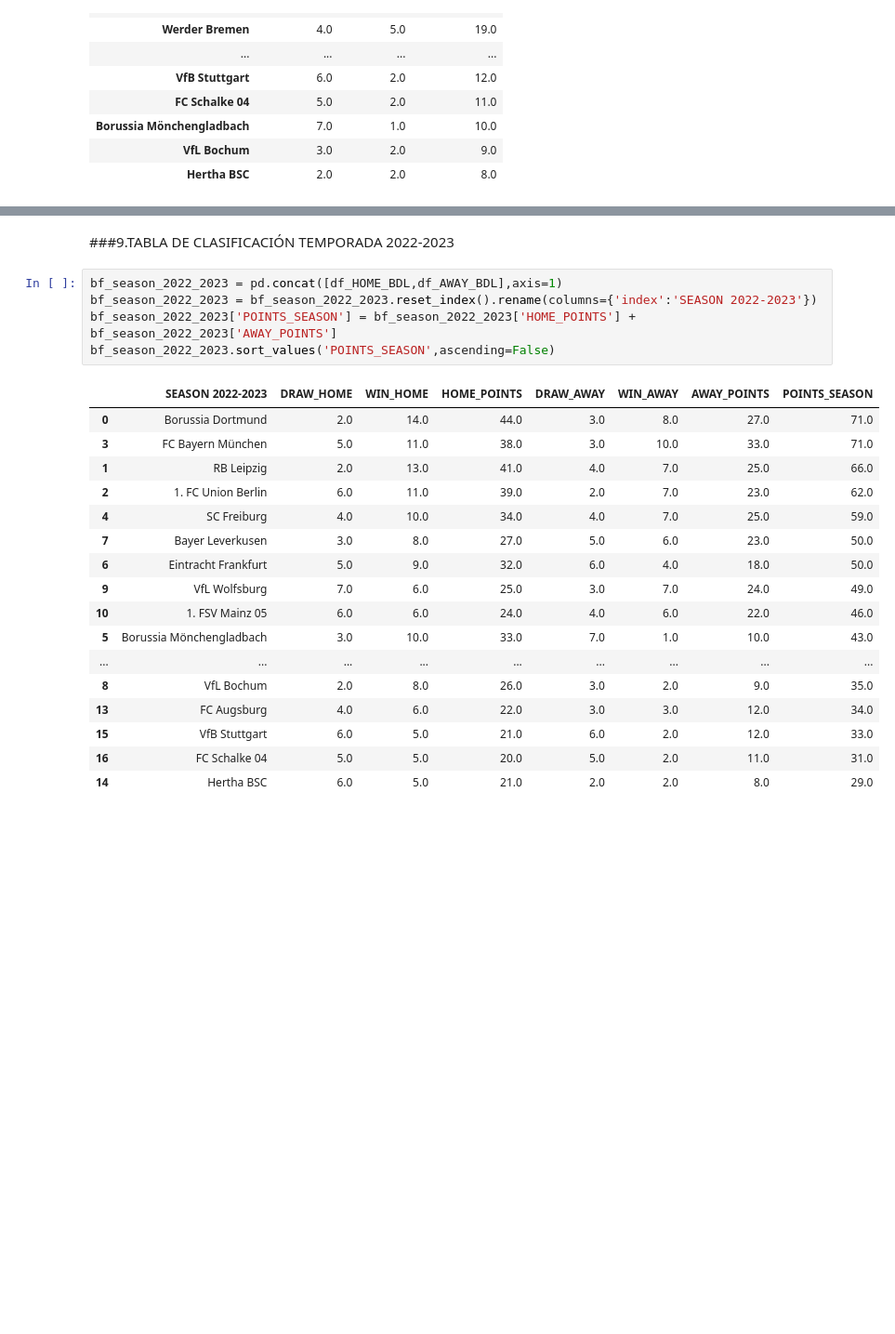
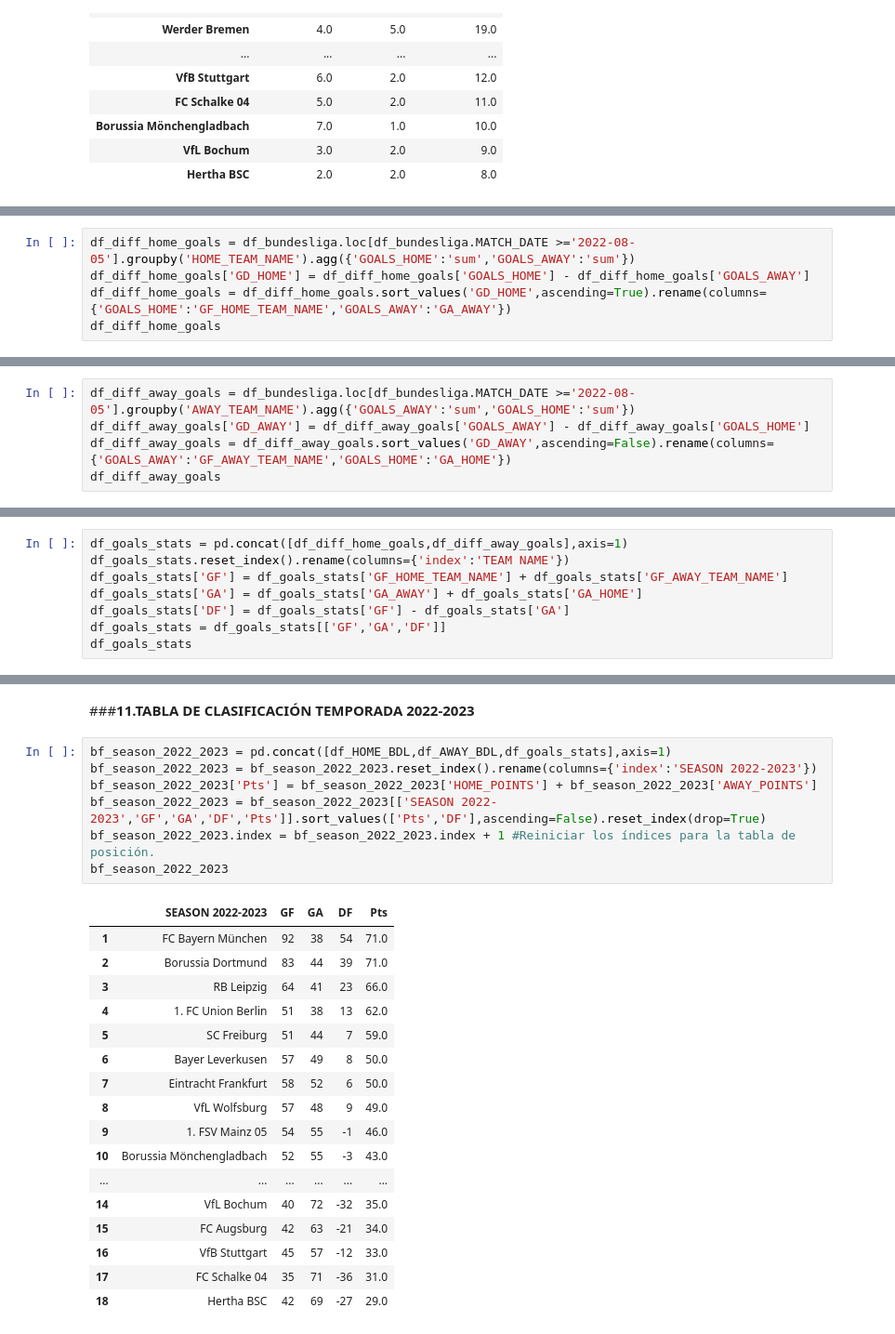
Before and after one commit to OmarFloresPTY/Pandas_Bundesliga_Analisis, a Jupyter notebook: bundesliga_2005_to_2023_season.ipynb, the cells around one changed output, grey strips where cells are left out. Shown at 93% size. Drawn from its saved outputs; the diff is of its cells as text; blank space fills up the shorter version.

```diff
--- a/bundesliga_2005_to_2023_season.ipynb
+++ b/bundesliga_2005_to_2023_season.ipynb
@@ -368,0 +371,5 @@ df_AWAY_BDL
+# %%
+df_diff_home_goals = df_bundesliga.loc[df_bundesliga.MATCH_DATE >='2022-08-05'].groupby('HOME_TEAM_NAME').agg({'GOALS_HOME':'sum','GOALS_AWAY':'sum'})
+df_diff_home_goals['GD_HOME'] = df_diff_home_goals['GOALS_HOME'] - df_diff_home_goals['GOALS_AWAY']
+df_diff_home_goals = df_diff_home_goals.sort_values('GD_HOME',ascending=True).rename(columns={'GOALS_HOME':'GF_HOME_TEAM_NAME','GOALS_AWAY':'GA_AWAY'})
+df_diff_home_goals
@@ -368,0 +397,5 @@ df_AWAY_BDL
+# %%
+df_diff_away_goals = df_bundesliga.loc[df_bundesliga.MATCH_DATE >='2022-08-05'].groupby('AWAY_TEAM_NAME').agg({'GOALS_AWAY':'sum','GOALS_HOME':'sum'})
+df_diff_away_goals['GD_AWAY'] = df_diff_away_goals['GOALS_AWAY'] - df_diff_away_goals['GOALS_HOME']
+df_diff_away_goals = df_diff_away_goals.sort_values('GD_AWAY',ascending=False).rename(columns={'GOALS_AWAY':'GF_AWAY_TEAM_NAME','GOALS_HOME':'GA_HOME'})
+df_diff_away_goals
@@ -368,0 +421,8 @@ df_AWAY_BDL
+# %%
+df_goals_stats = pd.concat([df_diff_home_goals,df_diff_away_goals],axis=1)
+df_goals_stats.reset_index().rename(columns={'index':'TEAM NAME'})
+df_goals_stats['GF'] = df_goals_stats['GF_HOME_TEAM_NAME'] + df_goals_stats['GF_AWAY_TEAM_NAME']
+df_goals_stats['GA'] = df_goals_stats['GA_AWAY'] + df_goals_stats['GA_HOME']
+df_goals_stats['DF'] = df_goals_stats['GF'] - df_goals_stats['GA']
+df_goals_stats = df_goals_stats[['GF','GA','DF']]
+df_goals_stats
@@ -369,25 +447,27 @@ df_AWAY_BDL
 # %% [markdown]
-###9.TABLA DE CLASIFICACIÓN TEMPORADA 2022-2023
+###**11.TABLA DE CLASIFICACIÓN TEMPORADA 2022-2023**
 # %%
-bf_season_2022_2023 = pd.concat([df_HOME_BDL,df_AWAY_BDL],axis=1)
+bf_season_2022_2023 = pd.concat([df_HOME_BDL,df_AWAY_BDL,df_goals_stats],axis=1)
 bf_season_2022_2023 = bf_season_2022_2023.reset_index().rename(columns={'index':'SEASON 2022-2023'})
-bf_season_2022_2023['POINTS_SEASON'] = bf_season_2022_2023['HOME_POINTS'] + bf_season_2022_2023['AWAY_POINTS']
-bf_season_2022_2023.sort_values('POINTS_SEASON',ascending=False)
+bf_season_2022_2023['Pts'] = bf_season_2022_2023['HOME_POINTS'] + bf_season_2022_2023['AWAY_POINTS']
+bf_season_2022_2023 = bf_season_2022_2023[['SEASON 2022-2023','GF','GA','DF','Pts']].sort_values(['Pts','DF'],ascending=False).reset_index(drop=True)
+bf_season_2022_2023.index = bf_season_2022_2023.index + 1 #Reiniciar los índices para la tabla de posición.
+bf_season_2022_2023
 # %% [output]
-|  | SEASON 2022-2023 | DRAW_HOME | WIN_HOME | HOME_POINTS | DRAW_AWAY | WIN_AWAY | AWAY_POINTS | POINTS_SEASON |
-| 0 | Borussia Dortmund | 2.0 | 14.0 | 44.0 | 3.0 | 8.0 | 27.0 | 71.0 |
-| 3 | FC Bayern München | 5.0 | 11.0 | 38.0 | 3.0 | 10.0 | 33.0 | 71.0 |
-| 1 | RB Leipzig | 2.0 | 13.0 | 41.0 | 4.0 | 7.0 | 25.0 | 66.0 |
-| 2 | 1. FC Union Berlin | 6.0 | 11.0 | 39.0 | 2.0 | 7.0 | 23.0 | 62.0 |
-| 4 | SC Freiburg | 4.0 | 10.0 | 34.0 | 4.0 | 7.0 | 25.0 | 59.0 |
-| 7 | Bayer Leverkusen | 3.0 | 8.0 | 27.0 | 5.0 | 6.0 | 23.0 | 50.0 |
-| 6 | Eintracht Frankfurt | 5.0 | 9.0 | 32.0 | 6.0 | 4.0 | 18.0 | 50.0 |
-| 9 | VfL Wolfsburg | 7.0 | 6.0 | 25.0 | 3.0 | 7.0 | 24.0 | 49.0 |
-| 10 | 1. FSV Mainz 05 | 6.0 | 6.0 | 24.0 | 4.0 | 6.0 | 22.0 | 46.0 |
-| 5 | Borussia Mönchengladbach | 3.0 | 10.0 | 33.0 | 7.0 | 1.0 | 10.0 | 43.0 |
-| ... | ... | ... | ... | ... | ... | ... | ... | ... |
-| 8 | VfL Bochum | 2.0 | 8.0 | 26.0 | 3.0 | 2.0 | 9.0 | 35.0 |
-| 13 | FC Augsburg | 4.0 | 6.0 | 22.0 | 3.0 | 3.0 | 12.0 | 34.0 |
-| 15 | VfB Stuttgart | 6.0 | 5.0 | 21.0 | 6.0 | 2.0 | 12.0 | 33.0 |
-| 16 | FC Schalke 04 | 5.0 | 5.0 | 20.0 | 5.0 | 2.0 | 11.0 | 31.0 |
-| 14 | Hertha BSC | 6.0 | 5.0 | 21.0 | 2.0 | 2.0 | 8.0 | 29.0 |
+|  | SEASON 2022-2023 | GF | GA | DF | Pts |
+| 1 | FC Bayern München | 92 | 38 | 54 | 71.0 |
+| 2 | Borussia Dortmund | 83 | 44 | 39 | 71.0 |
+| 3 | RB Leipzig | 64 | 41 | 23 | 66.0 |
+| 4 | 1. FC Union Berlin | 51 | 38 | 13 | 62.0 |
+| 5 | SC Freiburg | 51 | 44 | 7 | 59.0 |
+| 6 | Bayer Leverkusen | 57 | 49 | 8 | 50.0 |
+| 7 | Eintracht Frankfurt | 58 | 52 | 6 | 50.0 |
+| 8 | VfL Wolfsburg | 57 | 48 | 9 | 49.0 |
+| 9 | 1. FSV Mainz 05 | 54 | 55 | -1 | 46.0 |
+| 10 | Borussia Mönchengladbach | 52 | 55 | -3 | 43.0 |
+| ... | ... | ... | ... | ... | ... |
+| 14 | VfL Bochum | 40 | 72 | -32 | 35.0 |
+| 15 | FC Augsburg | 42 | 63 | -21 | 34.0 |
+| 16 | VfB Stuttgart | 45 | 57 | -12 | 33.0 |
+| 17 | FC Schalke 04 | 35 | 71 | -36 | 31.0 |
+| 18 | Hertha BSC | 42 | 69 | -27 | 29.0 |
```
Also changed, not shown: parts of 6 cells of this notebook.
